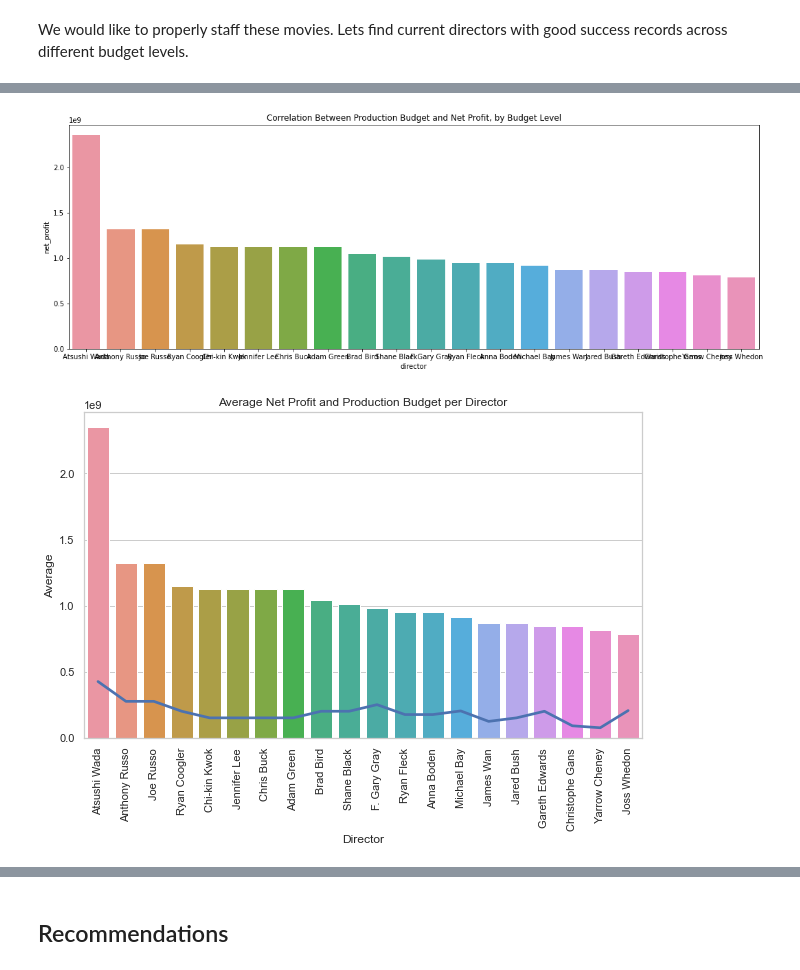
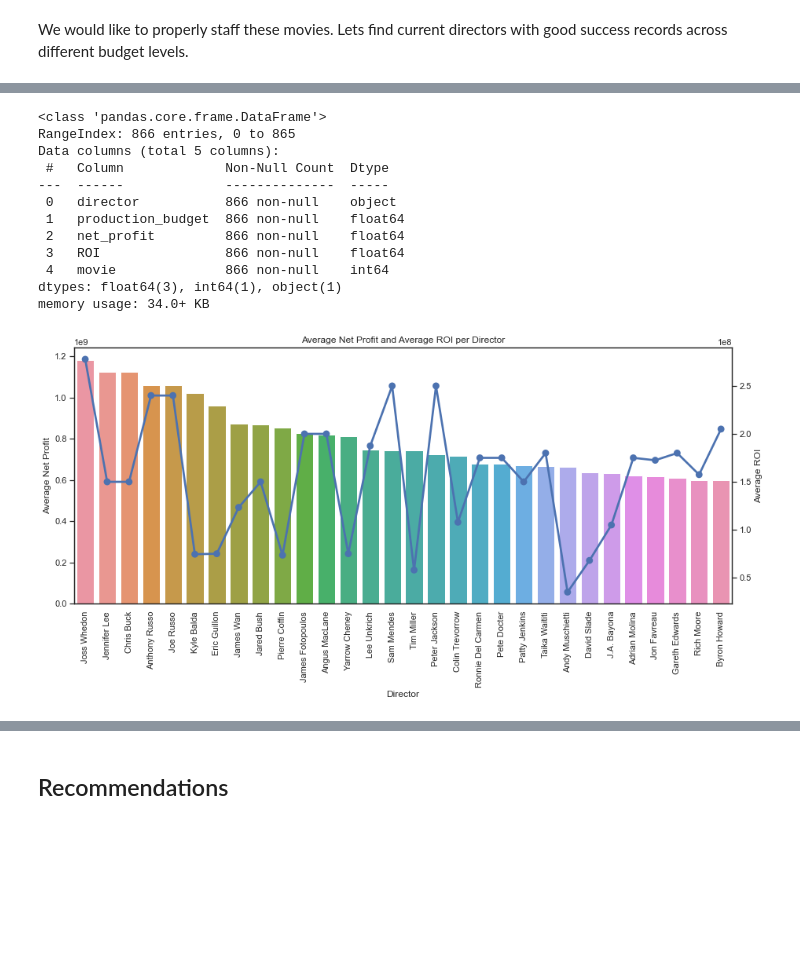
Before and after one commit to valentinav21/microsoft-movie-analysis, a Jupyter notebook: notebook.ipynb, the cells around one changed output, grey strips where cells are left out. Drawn from its saved outputs; the diff is of its cells as text; code cells hidden in the pictures; blank space fills up the shorter version.

```diff
--- a/notebook.ipynb
+++ b/notebook.ipynb
@@ -301,7 +337,4 @@ Name: death_year, dtype: float64
 # %%
-#Change Null values in 'death_year'
-movies_data['death_year'] = movies_data['death_year'].fillna(0)
-
 #Print results from data cleaning
 print(f" This table has {len(movies_data)} entries. \
 Each entry represents a film, its release date, genres, and director.")
@@ -678,6 +762,6 @@ movies_data
 # %%
 #Make list of current directors by dropping those with directors with 'death_year' values
-current_directors = movies_data[movies_data['death_year'] < 1]
+current_directors = movies_data[movies_data['current'] == 1]
 
 #Review data
 current_directors
@@ -698,6 +782,8 @@ current_directors
 # %%
 #Add financial data to table
-directors_budget = current_directors.merge(numbers_df, how='inner', on='movie')
+directors_budget = current_directors.merge(numbers_df, how='inner', \
+                                           left_on=['m_id','movie','release_year'],\
+                                          right_on=['m_id','movie','release_year'])
 
 #Remove low budget films
 directors_budget = directors_budget[~directors_budget['budget_level'].str.contains('low')]
@@ -768,27 +830,45 @@ top_directors
-# %%
-# Set the width and height
-plt.figure(figsize=(18,6))
-
-#Add title
-plt.title('Correlation Between Production Budget and Net Profit, by Budget Level')
-
-#Create plot
-sns.barplot(x=top_directors.index, y=top_directors['net_profit']);
-# %% [output]
-[figure, removed]
+# %%
+#
+all_directors = directors_budget.groupby('director').agg(\
+                                               {'production_budget': 'mean', \
+                                                'net_profit': 'mean', \
+                                                'ROI': 'mean',\
+                                                'movie': 'count'})\
+                                          .sort_values('net_profit', ascending=False).reset_index()
+top_directors = all_directors.head(30)
+all_directors.info()
+# %% [output]
+<class 'pandas.core.frame.DataFrame'>
+RangeIndex: 866 entries, 0 to 865
+Data columns (total 5 columns):
+ #   Column             Non-Null Count  Dtype
+---  ------             --------------  -----
+ 0   director           866 non-null    object
+ 1   production_budget  866 non-null    float64
+ 2   net_profit         866 non-null    float64
+ 3   ROI                866 non-null    float64
+ 4   movie              866 non-null    int64
+dtypes: float64(3), int64(1), object(1)
+memory usage: 34.0+ KB
 # %%
-sns.set(style="whitegrid")
-plt.figure(figsize=(10, 6))
+#Set figure size
+sns.set(style="white")
+plt.figure(figsize=(15, 6))
 
-sns.barplot(x=top_directors.index, y=top_directors['net_profit'], label='Average Net Profit')
-sns.pointplot(x=top_directors.index, y=top_directors['production_budget'], label='Average ROI')
+# Plot for net_profit on the left y-axis
+ax1 = sns.barplot(x=top_directors['director'], y=top_directors['net_profit'])
 
-plt.xticks(rotation=90)
-plt.xlabel("Director")
-plt.ylabel("Average")
-plt.title("Average Net Profit and Production Budget per Director");
+# Plot for ROI on the right y-axis
+ax2 = ax1.twinx()
+sns.pointplot(x=top_directors['director'], y=top_directors['production_budget'], label='Average ROI', ax=ax2)
+
+ax1.set_xticklabels(ax1.get_xticklabels(), rotation=90)
+ax1.set_xlabel("Director")
+ax1.set_ylabel("Average Net Profit")
+ax2.set_ylabel("Average ROI")
+plt.title("Average Net Profit and Average ROI per Director");
 # %% [output]
-[figure, old version]
+[figure, new version]
 # %%
 #Set figure size
 sns.set(style="white")
```
Also changed, not shown: parts of 28 cells of this notebook.
